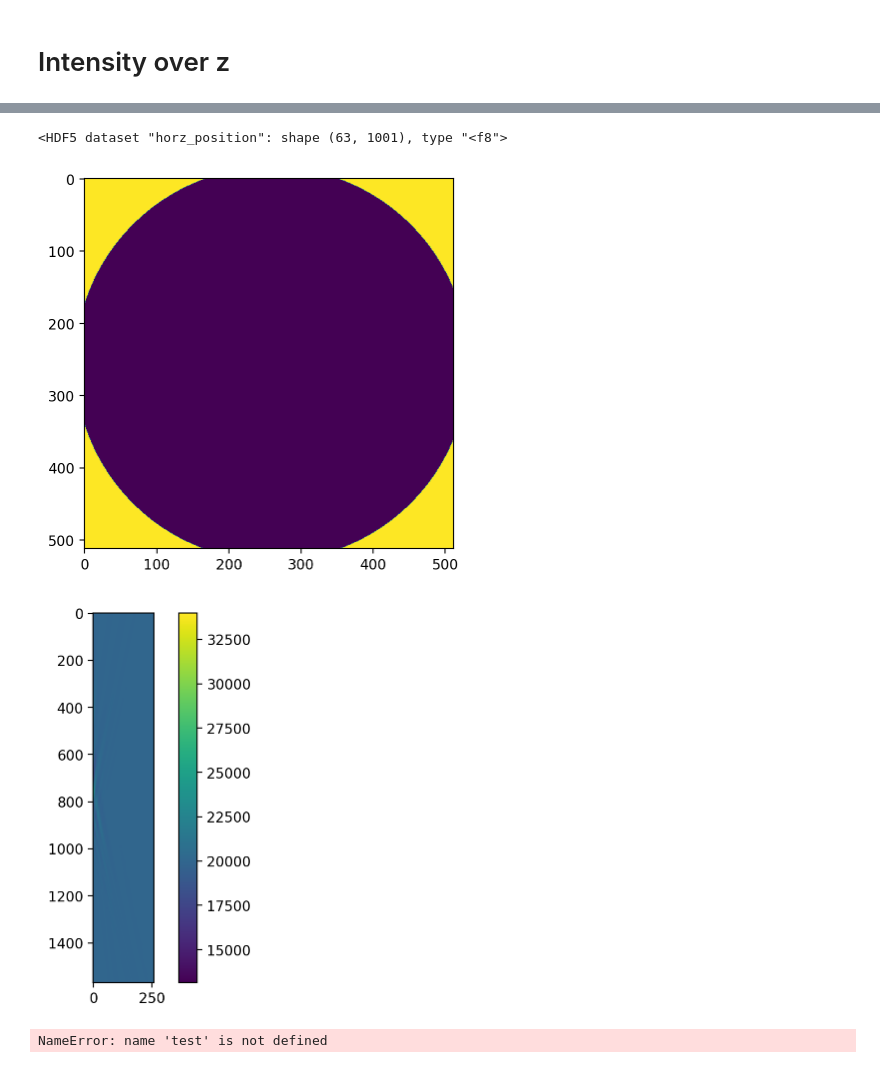
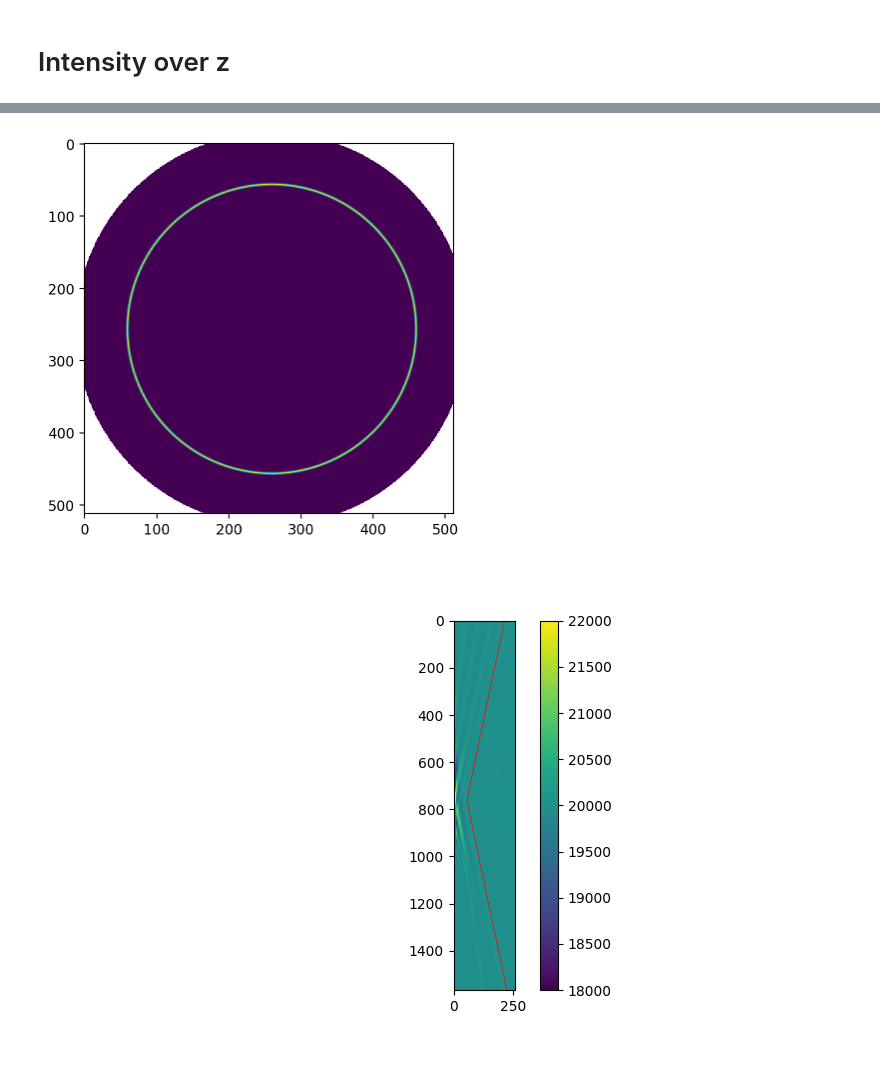
Before and after one commit to till-robert/ultralytics, a Jupyter notebook: data_gen/Spot_size_calibration.ipynb, the cells around one changed output, grey strips where cells are left out. Drawn from its saved outputs; the diff is of its cells as text; code cells hidden in the pictures.

```diff
--- a/data_gen/Spot_size_calibration.ipynb
+++ b/data_gen/Spot_size_calibration.ipynb
@@ -280,8 +50,3 @@ plt.show()
-# %%
-allbeads_refstack.keys()
-allbeads_refstack["horz_position"]
-# %% [output]
-<HDF5 dataset "horz_position": shape (63, 1001), type "<f8">
 # %%
 masks=np.load("masks_0.5.npy")
 masks=masks/masks.sum(axis=0)
@@ -299,25 +64,23 @@ z_stack = np.load("z_stack_0.5.npy")
 masks=np.load("masks_0.5.npy")
 masks=masks/masks.sum(axis=0)
 outside = np.isnan(masks)
-plt.imshow(outside[0])
+# masks[outside] = 2e4
+plt.imshow(masks[200])
 plt.show()
 # %% [output]
-[figure, old version]
+[figure, new version]
 # %%
 # plt.close('all')
 # plt.figure()
 plt.clf()
-plt.imshow(z_stack)
+plt.imshow(z_stack,vmin=1.8e4,vmax=2.2e4)
 plt.colorbar()
 z = np.arange(len(z_stack))
 bbox = np.abs(z-761)*0.21+55
+plt.plot(bbox,z,"r",lw=0.5)
 plt.show()
 # %% [output]
-[figure, old version]
+[figure, new version]
-# %%
-np.arange(len(test[i])-10).shape,np.convolve(test[i],np.ones(10)/5,mode="valid").shape#
-# %% [output]
-NameError: name 'test' is not defined
 # %%
 from matplotlib import colormaps as cmaps
 from matplotlib.patches import Rectangle
```
Also changed, not shown: parts of 35 cells of this notebook, 15 other files.
